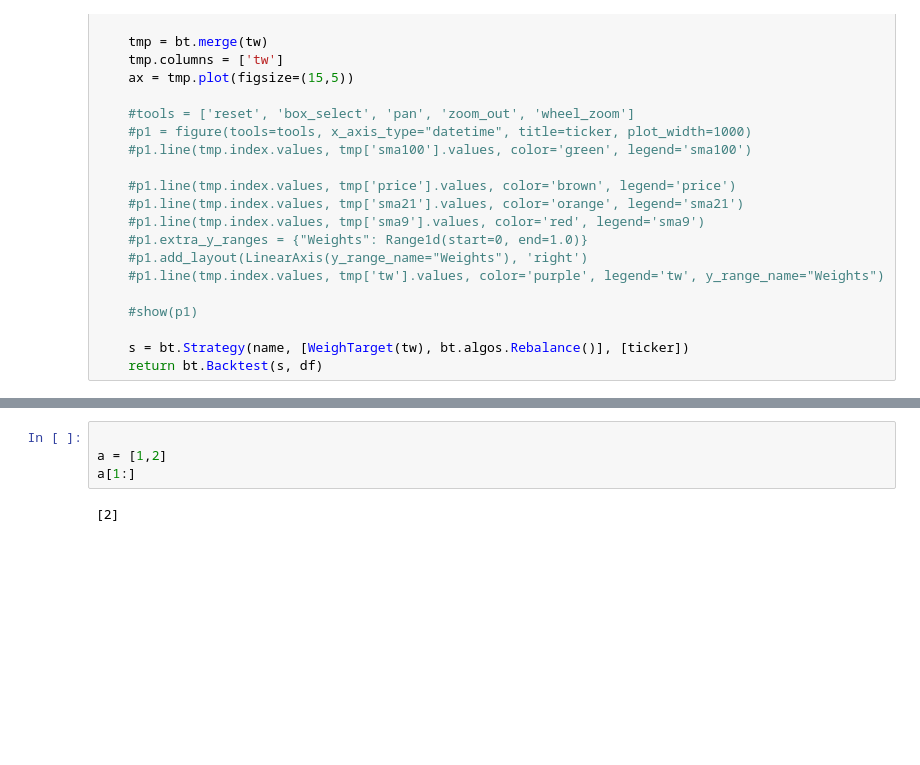
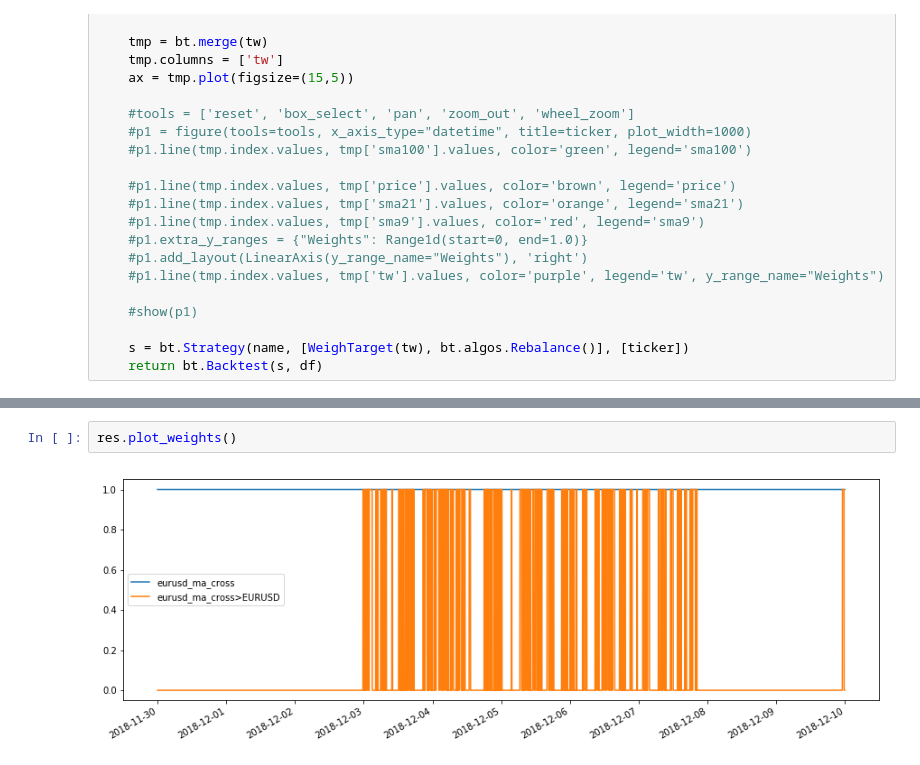
Before and after one commit to mglcampos/tss, a Jupyter notebook: bt-report.ipynb, the cells around one changed output, grey strips where cells are left out. Drawn from its saved outputs; the diff is of its cells as text; blank space fills up the shorter version.

```diff
--- a/bt-report.ipynb
+++ b/bt-report.ipynb
@@ -337,6 +361,4 @@ Win 12m %            100.00%      100.00%
-# %%
-
-a = [1,2]
-a[1:]
-# %% [output]
-[2]
+# %%
+res.plot_weights()
+# %% [output]
+[figure, added]
```
Also changed, not shown: parts of 7 cells of this notebook, 2 other files.
